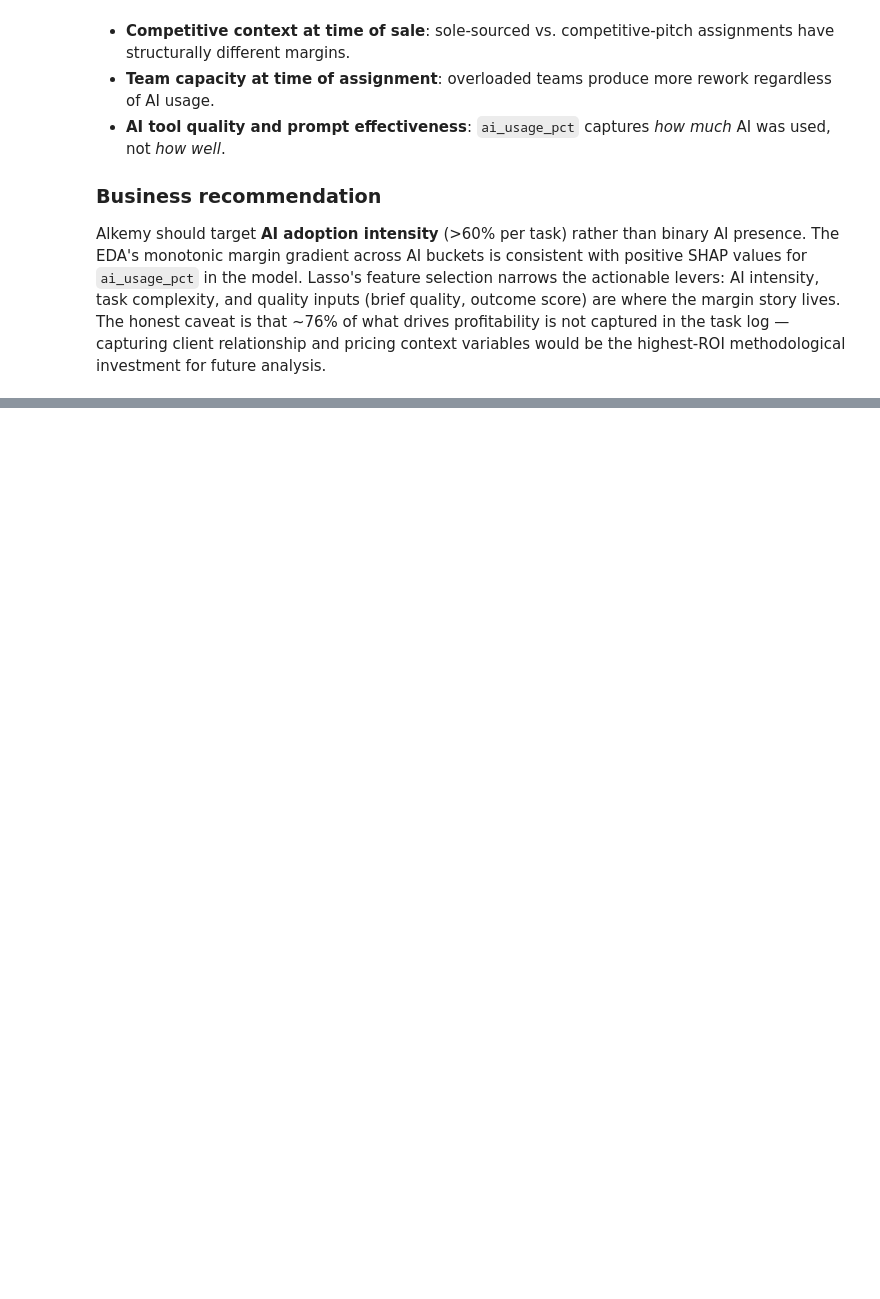
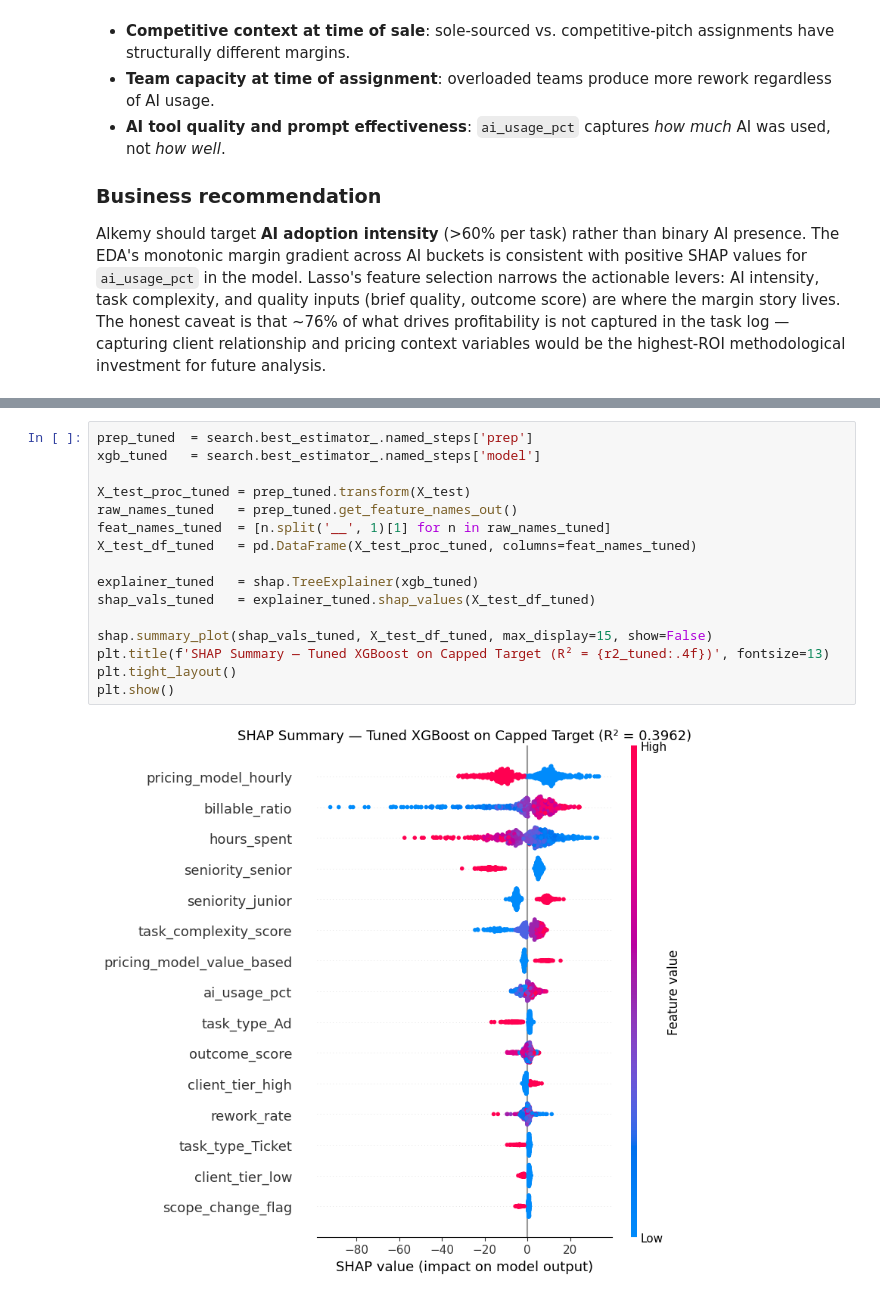
Before and after one commit to andreamammano89-maker/ML_Project_SEA_815441, a Jupyter notebook: modelling.ipynb, the cells around one changed output, grey strips where cells are left out. Drawn from its saved outputs; the diff is of its cells as text; blank space fills up the shorter version.

```diff
--- a/modelling.ipynb
+++ b/modelling.ipynb
@@ -470,0 +901,18 @@ Alkemy should target **AI adoption intensity** (>60% per task) rather than binar
+# %%
+prep_tuned  = search.best_estimator_.named_steps['prep']
+xgb_tuned   = search.best_estimator_.named_steps['model']
+
+X_test_proc_tuned = prep_tuned.transform(X_test)
+raw_names_tuned   = prep_tuned.get_feature_names_out()
+feat_names_tuned  = [n.split('__', 1)[1] for n in raw_names_tuned]
+X_test_df_tuned   = pd.DataFrame(X_test_proc_tuned, columns=feat_names_tuned)
+
+explainer_tuned   = shap.TreeExplainer(xgb_tuned)
+shap_vals_tuned   = explainer_tuned.shap_values(X_test_df_tuned)
+
+shap.summary_plot(shap_vals_tuned, X_test_df_tuned, max_display=15, show=False)
+plt.title(f'SHAP Summary — Tuned XGBoost on Capped Target (R² = {r2_tuned:.4f})', fontsize=13)
+plt.tight_layout()
+plt.show()
+# %% [output]
+[figure, added]
```
Also changed, not shown: parts of 20 cells of this notebook.
